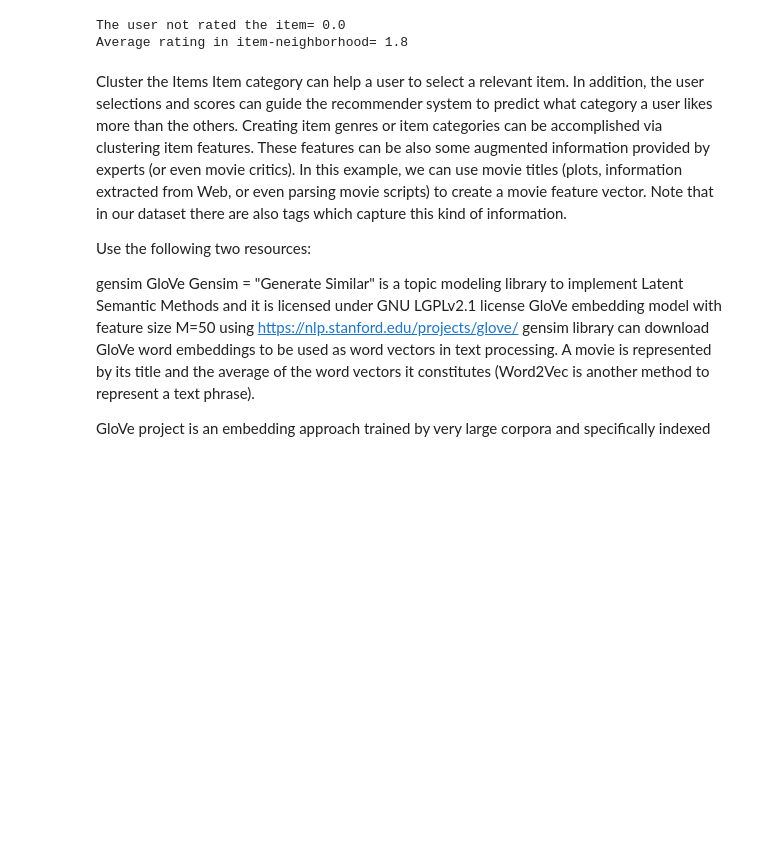
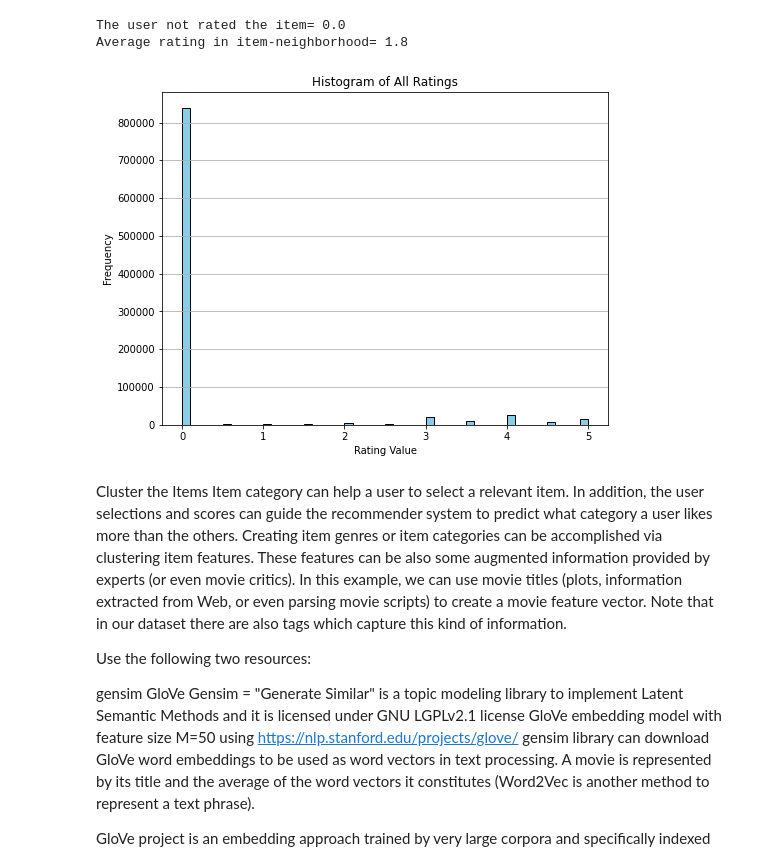
Before and after one commit to rsadaphule/jhu-aaml, a Jupyter notebook: Module01_aml_recommender_sadaphule.ipynb, the cells around one changed output. Drawn from its saved outputs; the diff is of its cells as text; code cells hidden in the pictures; blank space fills up the shorter version.

```diff
--- a/Module01_aml_recommender_sadaphule.ipynb
+++ b/Module01_aml_recommender_sadaphule.ipynb
@@ -7,7 +14,7 @@ from google.colab import drive; drive.mount('/content/drive')
 # %% [output]
 Drive already mounted at /content/drive; to attempt to forcibly remount, call drive.mount("/content/drive", force_remount=True).
 # %%
-TRAIN_FILE_FOLDER = '/content/drive/My Drive/JHU/Advanced Applied ML/Assignments/data/movielens/'
+TRAIN_FILE_FOLDER = '/content/drive/My Drive/JHU/AAML/Assignments/data/movielens/'
 # %%
 %matplotlib inline
 import matplotlib.pyplot as plt
@@ -375,6 +382,24 @@ print(f'Average rating in item-neighborhood= {ratings.mean():.1f}')
 # %% [output]
 The user not rated the item= 0.0
 Average rating in item-neighborhood= 1.8
+# %%
+#Lts plat historgrams of all ratings
+import matplotlib.pyplot as plt
+
+# Flatten the Ratings array to get all ratings in a single list
+all_ratings = Ratings.flatten()
+
+# Plotting histogram for all_ratings
+plt.figure(figsize=(8, 6))
+plt.hist(all_ratings, bins=50, color='skyblue', edgecolor='black')
+plt.title('Histogram of All Ratings')
+plt.xlabel('Rating Value')
+plt.ylabel('Frequency')
+plt.grid(axis='y')
+
+plt.show()
+# %% [output]
+[figure, added]
 # %% [markdown]
 
 Cluster the Items
```
Also changed, not shown: parts of 14 cells of this notebook.
